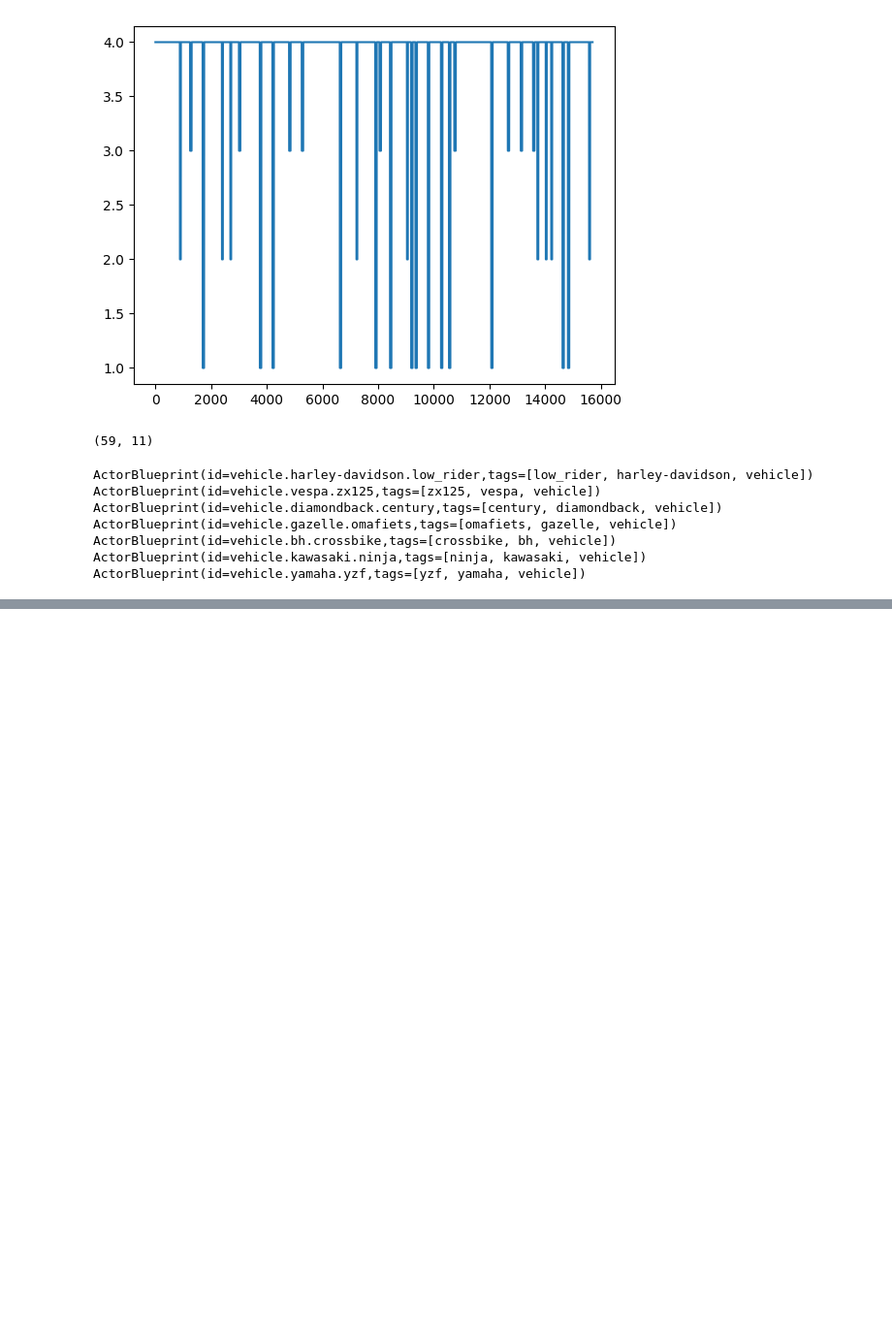
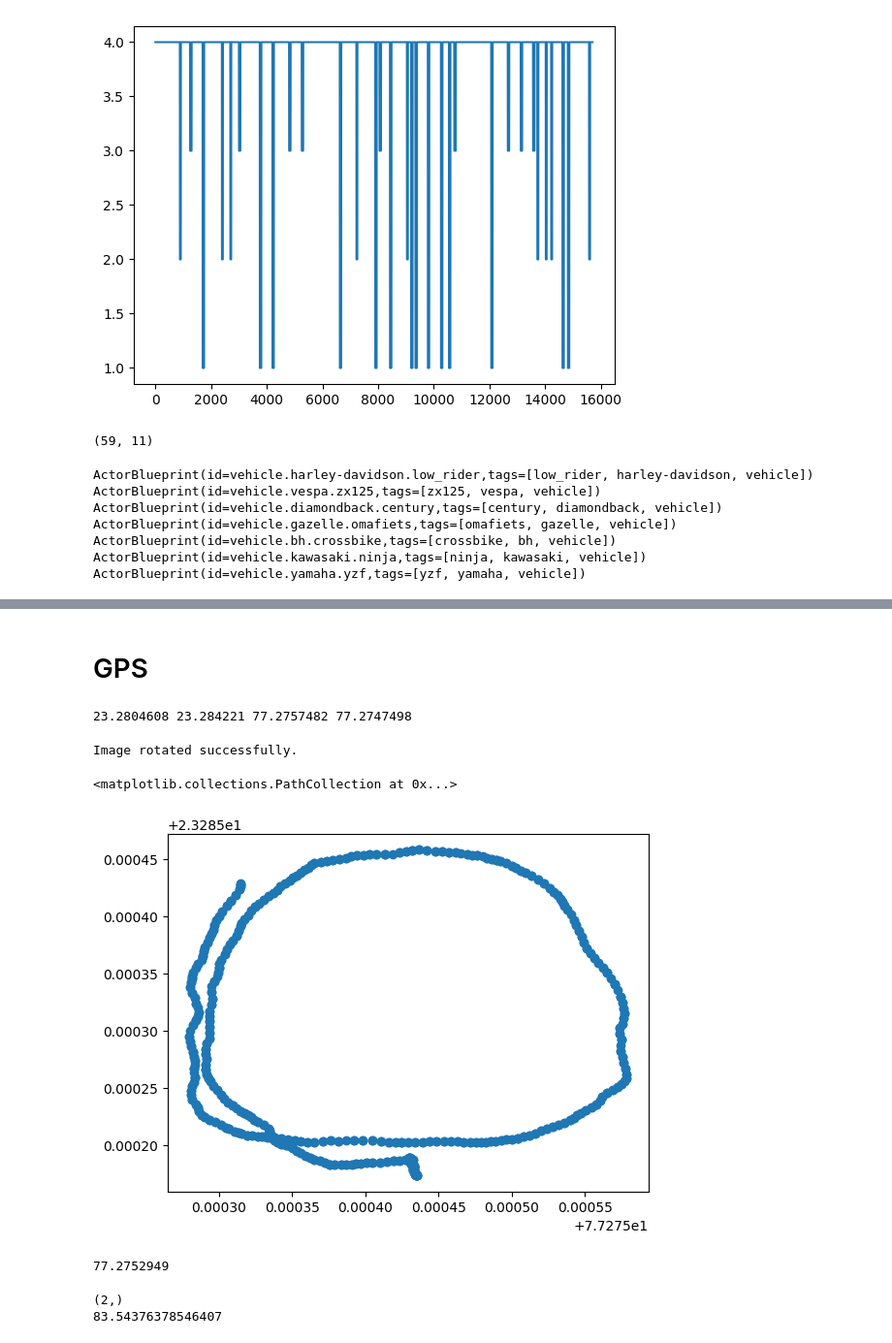
Before and after one commit to karthiknambiar29/LearningByCheating, a Jupyter notebook: drive/test.ipynb, the cells around one changed output, grey strips where cells are left out. Shown at 97% size. Saved outputs shown, nothing was run; the diff lists cells and outputs as text; code cells hidden in the pictures; blank space fills up the shorter version.

```diff
--- a/drive/test.ipynb
+++ b/drive/test.ipynb
@@ -466,0 +531,6 @@ world.get_actors()
+# %% [markdown]
+# GPS
+# %%
+print(lat[0], lat[-1], lon[0], lon[-1])
+# %% [output]
+23.2804608 23.284221 77.2757482 77.2747498
@@ -466,0 +560,23 @@ world.get_actors()
+# %%
+from PIL import Image
+
+def rotate_image(image_path, output_path):
+    try:
+        # Open the image
+        img = Image.open(image_path)
+
+        # Rotate the image 90 degrees counter-clockwise
+        rotated_img = img.rotate(90, expand=True)
+
+        # Save the rotated image
+        rotated_img.save(output_path)
+        print("Image rotated successfully.")
+    except Exception as e:
+        print(f"Error: {e}")
+
+
+input_image_path = "/home/moonlab/Desktop/map_lines.png"
+output_image_path = "/home/moonlab/Desktop/map_lines_rotate.png"
+rotate_image(input_image_path, output_image_path)
+# %% [output]
+Image rotated successfully.
@@ -466,0 +595,8 @@ world.get_actors()
+# %%
+import numpy as np
+gps = np.load('/home/moonlab/Documents/LearningByCheating/experiments_hound/data/run_2023-07-20-12-55-11/gps.npy')
+import matplotlib.pyplot as plt
+plt.scatter(gps[:, 0][470:], gps[:, 1][470:])
+# %% [output]
+<matplotlib.collections.PathCollection at 0x...>
+[figure, added]
@@ -466,0 +611,4 @@ world.get_actors()
+# %%
+gps[:, 0][471+479]
+# %% [output]
+77.2752949
@@ -466,0 +635,11 @@ world.get_actors()
+# %%
+init = converted_coords[0]
+dist = 0
+print(init.shape)
+for cord in converted_coords[1:]:
+    dist += np.sqrt((cord[0]-init[0])**2 + (cord[1]-init[1])**2)
+    init = cord
+print(dist)
+# %% [output]
+(2,)
+83.54376378546407
```
Also changed, not shown: parts of 59 cells of this notebook, 12 other files.
